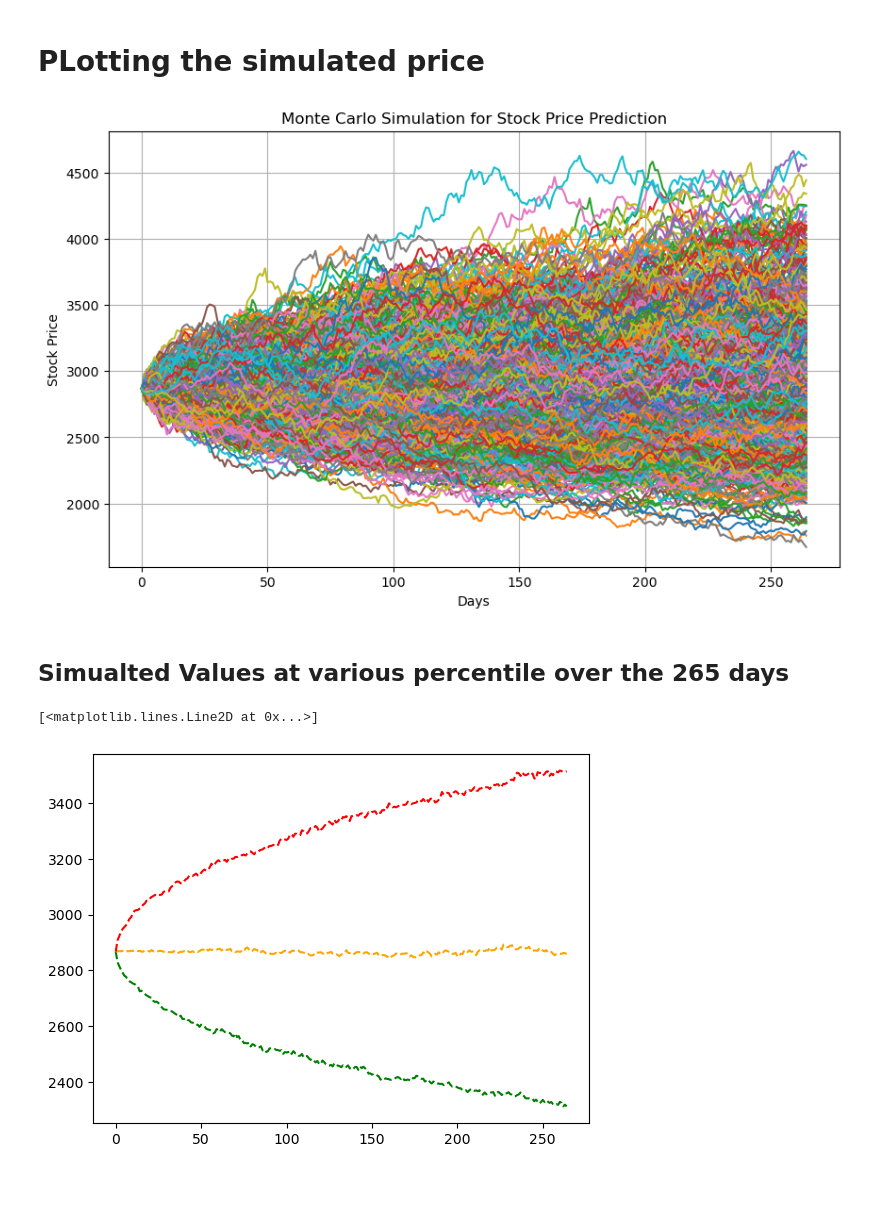
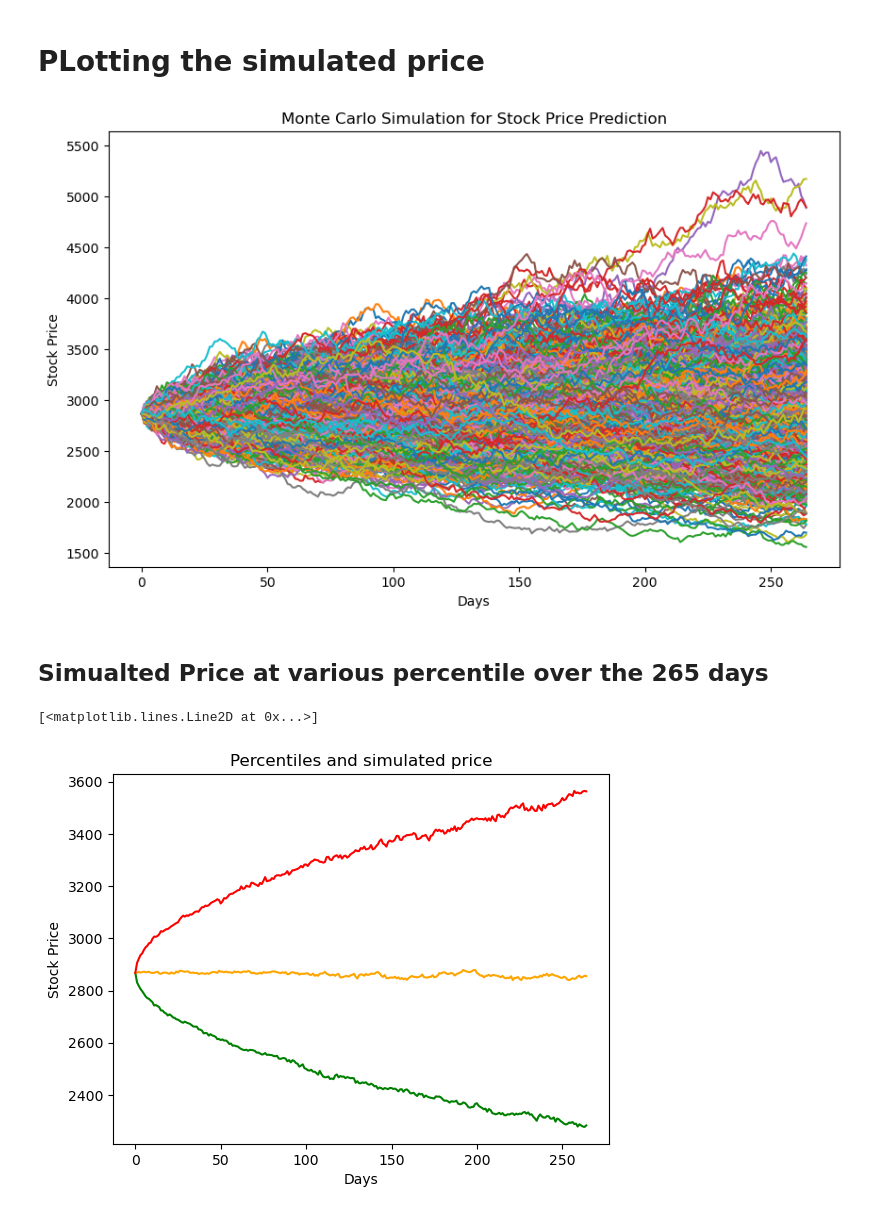
Before and after one commit to veteranDeveloper/Learning-DS, a Jupyter notebook: MC_simulation.ipynb, the cells around one changed output. Saved outputs shown, nothing was run; the diff lists cells and outputs as text; code cells hidden in the pictures; blank space fills up the shorter version.

```diff
--- a/MC_simulation.ipynb
+++ b/MC_simulation.ipynb
@@ -56,7 +57,4 @@ Date
 # %%
-
-
-
 
 def monte_carlo_simulation(start_price, days, mu, sigma):
     dt = 1
@@ -65,26 +63,21 @@ def monte_carlo_simulation(start_price, days, mu, sigma):
 
     for day in range(1, days):
         drift = mu * dt
-        shock = sigma * np.random.normal()
+        shock = sigma * dt**0.5 *np.random.normal()               # np.random .normal() - Generate a single random number from a normal distribution with mean 0 and standard deviation 1
         price = prices[day - 1] *(1+drift + shock)
         prices[day] = price if price > 0 else 0
 
     return prices
 
-
 start_price = stock_data['Close'].iloc[-1]
 
-
 stock_data['Daily Return'] = stock_data['Close'].pct_change()
-
 
 mu = stock_data['Daily Return'].mean()
 sigma = stock_data['Daily Return'].std()
 
 days = 265
-
 simulations = 1000
-
 
 simulated_prices = np.zeros((simulations, days))
 for i in range(simulations):
@@ -99,20 +92,22 @@ for i in range(simulations):
 plt.title('Monte Carlo Simulation for Stock Price Prediction')
 plt.xlabel('Days')
 plt.ylabel('Stock Price')
-plt.grid(True)
 plt.show()
 # %% [output]
-[figure, old version]
+[figure, new version]
 # %% [markdown]
-## Simualted Values at various percentile over the 265 days
+## Simualted Price at various percentile over the 265 days
 # %%
 quantiles = np.percentile(simulated_prices, [10, 50, 90], axis=0)
+plt.xlabel('Days')
+plt.ylabel('Stock Price')
+plt.title('Percentiles and simulated price')
 
-plt.plot(quantiles[0], linestyle='--', color='green', label='10th Percentile')
-plt.plot(quantiles[1], linestyle='--', color='orange', label='50th Percentile (Median)')
-plt.plot(quantiles[2], linestyle='--', color='red', label='90th Percentile')
+plt.plot(quantiles[0],  color='green', label='10th Percentile')
+plt.plot(quantiles[1],  color='orange', label='50th Percentile (Median)')
+plt.plot(quantiles[2],  color='red', label='90th Percentile')
 # %% [output]
 [<matplotlib.lines.Line2D at 0x...>]
-[figure, old version]
+[figure, new version]
 # %%
 mean_prices = np.mean(simulated_prices, axis=0)
```
Also changed, not shown: parts of 7 cells of this notebook.
